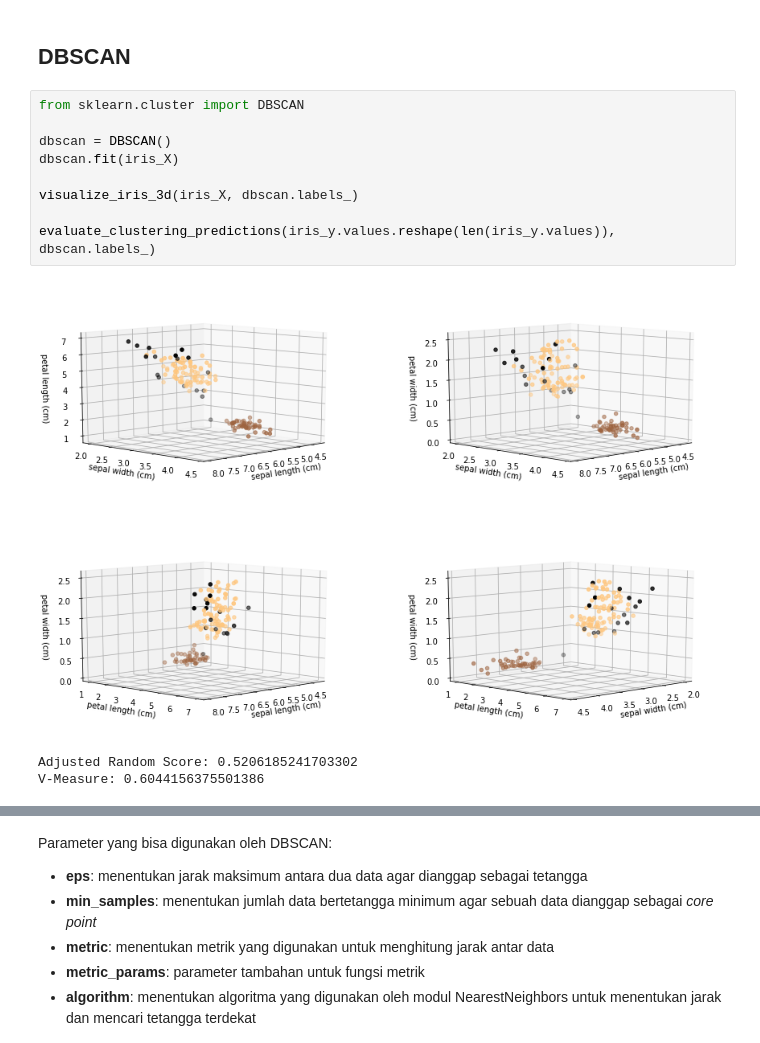
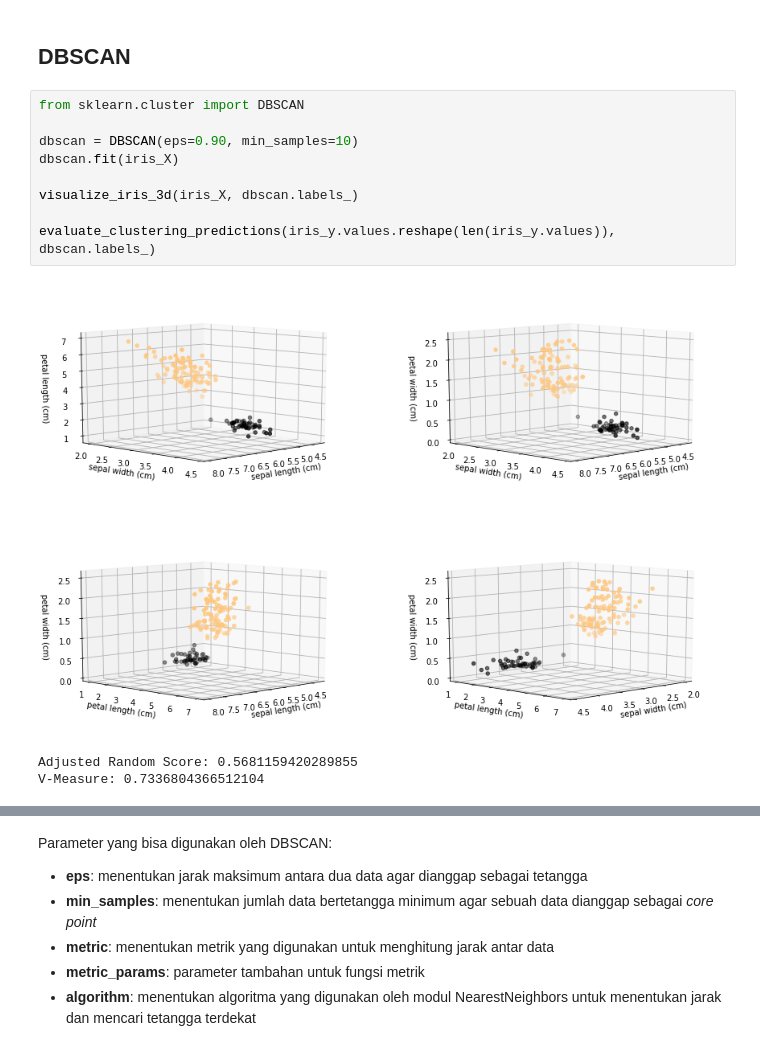
Before and after one commit to chandraseta/ml-clustering-sklearn, a Jupyter notebook: notebook/Clustering.ipynb, the cells around one changed output, grey strips where cells are left out. Drawn from its saved outputs; the diff is of its cells as text.

Commit message:
Tune hyperparameter for DBSCAN, add all parameters explanation

```diff
--- a/notebook/Clustering.ipynb
+++ b/notebook/Clustering.ipynb
@@ -221,13 +218,13 @@ Parameter yang bisa digunakan oleh Agglomerative Clustering:
 # %%
 from sklearn.cluster import DBSCAN
 
-dbscan = DBSCAN()
+dbscan = DBSCAN(eps=0.90, min_samples=10)
 dbscan.fit(iris_X)
 
 visualize_iris_3d(iris_X, dbscan.labels_)
 
 evaluate_clustering_predictions(iris_y.values.reshape(len(iris_y.values)), dbscan.labels_)
 # %% [output]
-[figure, old version]
+[figure, new version]
-Adjusted Random Score: 0.5206185241703302
-V-Measure: 0.6044156375501386
+Adjusted Random Score: 0.5681159420289855
+V-Measure: 0.7336804366512104
```
Also changed, not shown: parts of 15 cells of this notebook.
